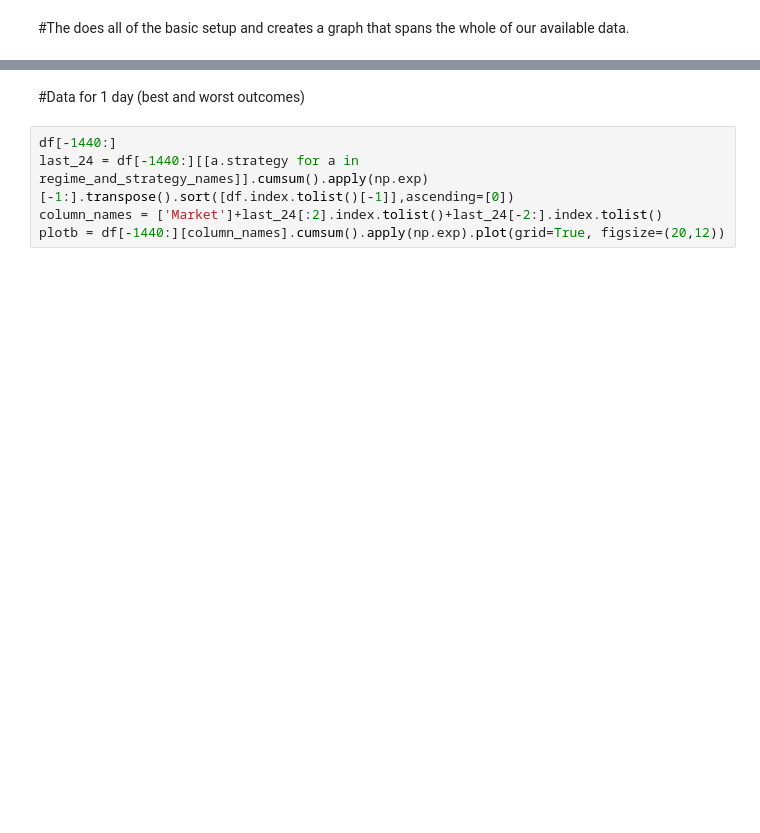
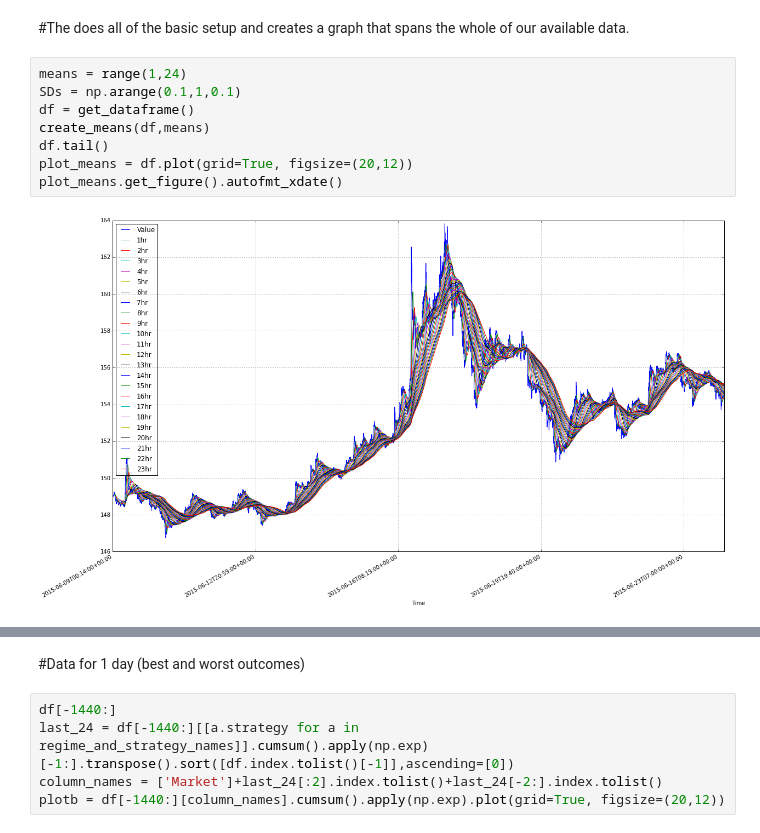
Before and after one commit to peterFran/bitpy, a Jupyter notebook: modelling/Test_Many_Diffs.ipynb, the cells around one changed output, grey strips where cells are left out. Drawn from its saved outputs; the diff is of its cells as text; blank space fills up the shorter version.

```diff
--- a/modelling/Test_Many_Diffs.ipynb
+++ b/modelling/Test_Many_Diffs.ipynb
@@ -57,3 +58,13 @@ def create_cumsum(dataframe, name):
     dataframe[name.cumsum] = dataframe[name.strategy].cumsum().apply(np.exp)
 # %% [markdown]
 #The does all of the basic setup and creates a graph that spans the whole of our available data.
+# %%
+means = range(1,24)
+SDs = np.arange(0.1,1,0.1)
+df = get_dataframe()
+create_means(df,means)
+df.tail()
+plot_means = df.plot(grid=True, figsize=(20,12))
+plot_means.get_figure().autofmt_xdate()
+# %% [output]
+[figure, added]
```
Also changed, not shown: parts of 10 cells of this notebook, 10 other files.
